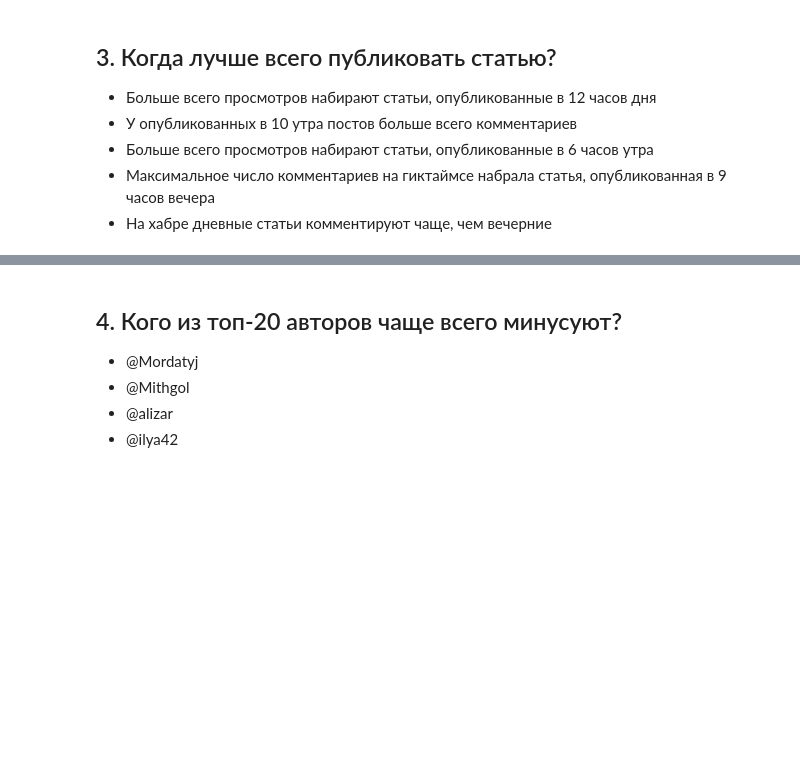
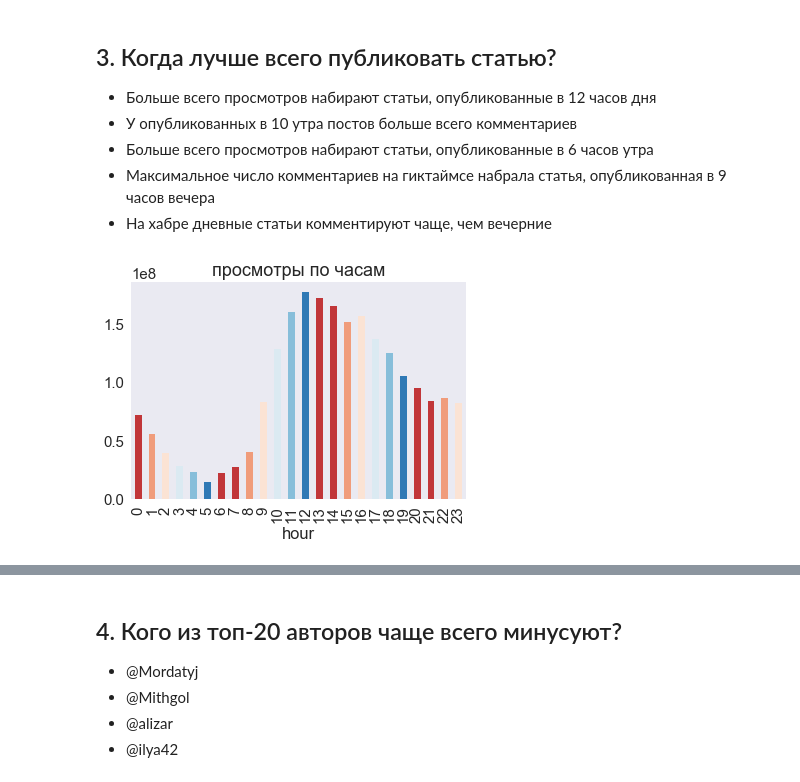
Before and after one commit to mspanfilov/datascience, a Jupyter notebook: jupyter_notebooks/homework/assignment02_habr_visual_analysis_max.ipynb, the cells around one changed output, grey strips where cells are left out. Cells and saved outputs as stored; diff of their text form; code cells hidden in the pictures; blank space fills up the shorter version.

```diff
--- a/jupyter_notebooks/homework/assignment02_habr_visual_analysis_max.ipynb
+++ b/jupyter_notebooks/homework/assignment02_habr_visual_analysis_max.ipynb
@@ -155,3 +145,8 @@ memory usage: 17.5+ MB
 * Больше всего просмотров набирают статьи, опубликованные в 6 часов утра
 * Максимальное число комментариев на гиктаймсе набрала статья, опубликованная в 9 часов вечера
 * На хабре дневные статьи комментируют чаще, чем вечерние
+# %%
+df31 = df.groupby(['hour'])['views'].agg(np.sum)
+df31.plot(title='просмотры по часам', kind='bar');
+# %% [output]
+[figure, added]
```
Also changed, not shown: parts of 9 cells of this notebook.
